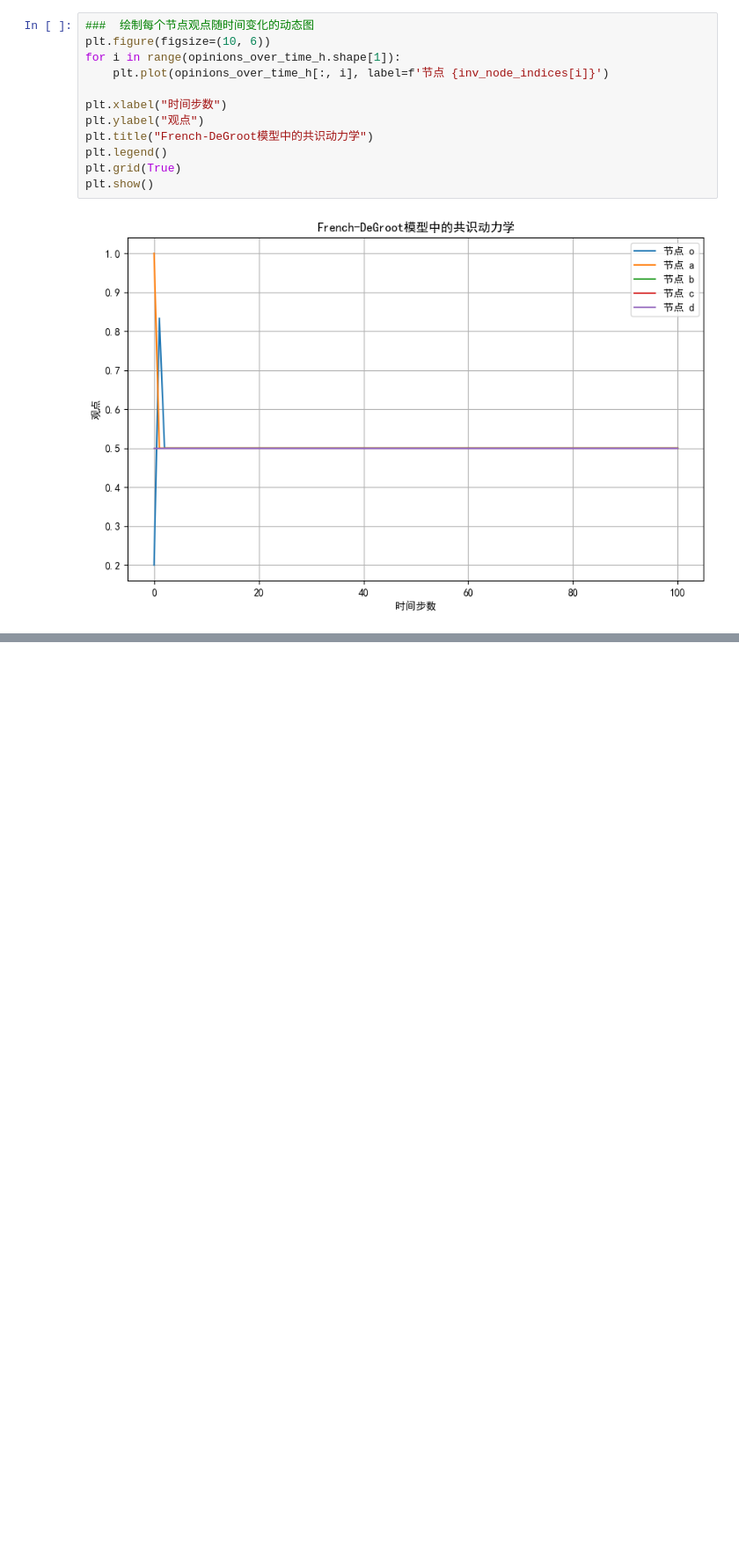
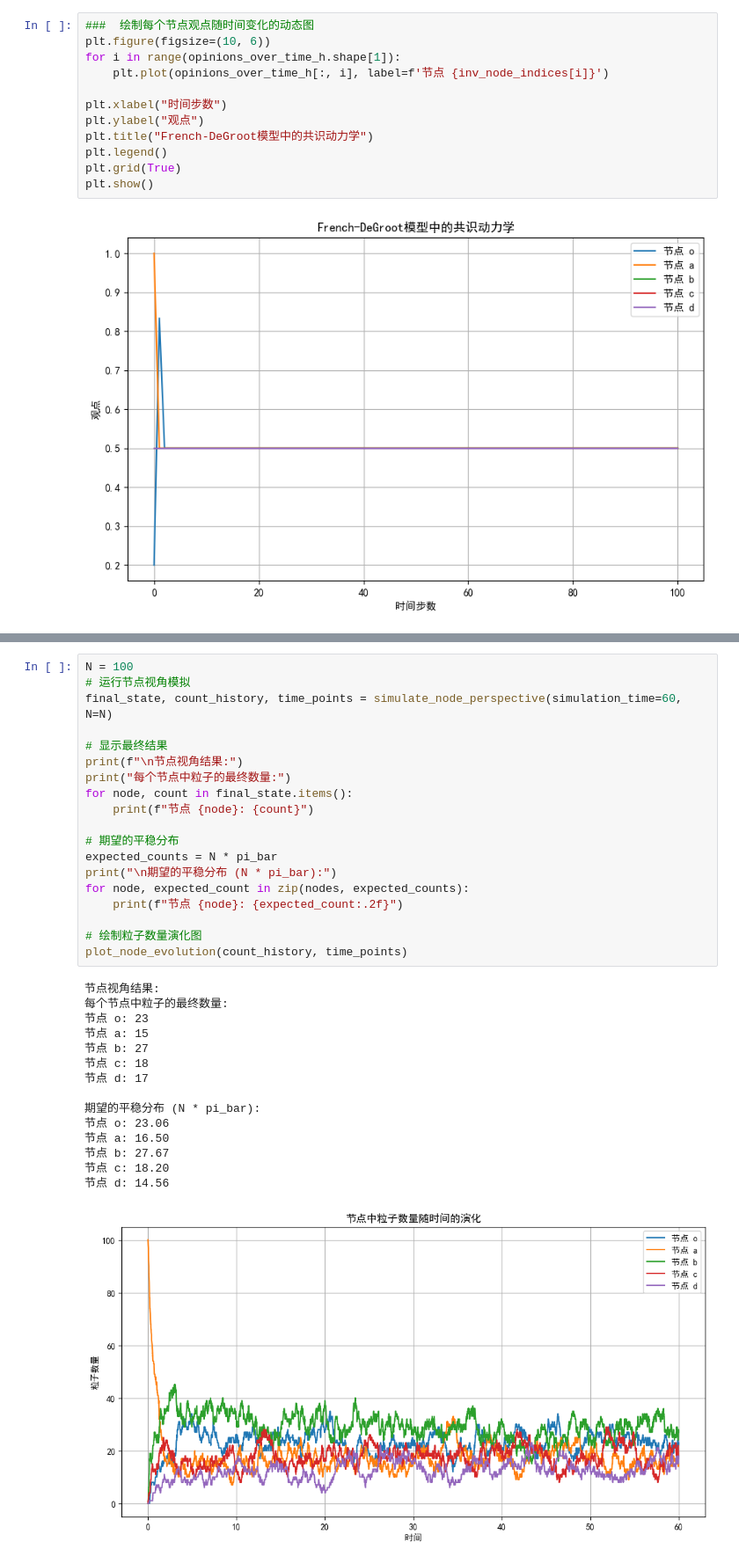
Before and after one commit to Decade-rider/Network_Dynamics_and_Learning_Homeworks, a Jupyter notebook: Homework2/Homework_2_pcl.ipynb, the cells around one changed output, grey strips where cells are left out. Shown at 88% size. Cells and saved outputs as stored; diff of their text form; blank space fills up the shorter version.

```diff
--- a/Homework2/Homework_2_pcl.ipynb
+++ b/Homework2/Homework_2_pcl.ipynb
@@ -868,0 +1021,35 @@ plt.show()
+# %%
+N = 100
+# 运行节点视角模拟
+final_state, count_history, time_points = simulate_node_perspective(simulation_time=60, N=N)
+
+# 显示最终结果
+print(f"\n节点视角结果:")
+print("每个节点中粒子的最终数量:")
+for node, count in final_state.items():
+    print(f"节点 {node}: {count}")
+
+# 期望的平稳分布
+expected_counts = N * pi_bar
+print("\n期望的平稳分布 (N * pi_bar):")
+for node, expected_count in zip(nodes, expected_counts):
+    print(f"节点 {node}: {expected_count:.2f}")
+
+# 绘制粒子数量演化图
+plot_node_evolution(count_history, time_points)
+# %% [output]
+节点视角结果:
+每个节点中粒子的最终数量:
+节点 o: 23
+节点 a: 15
+节点 b: 27
+节点 c: 18
+节点 d: 17
+
+期望的平稳分布 (N * pi_bar):
+节点 o: 23.06
+节点 a: 16.50
+节点 b: 27.67
+节点 c: 18.20
+节点 d: 14.56
+[figure, added]
```
Also changed, not shown: parts of 24 cells of this notebook, 1 other file.
